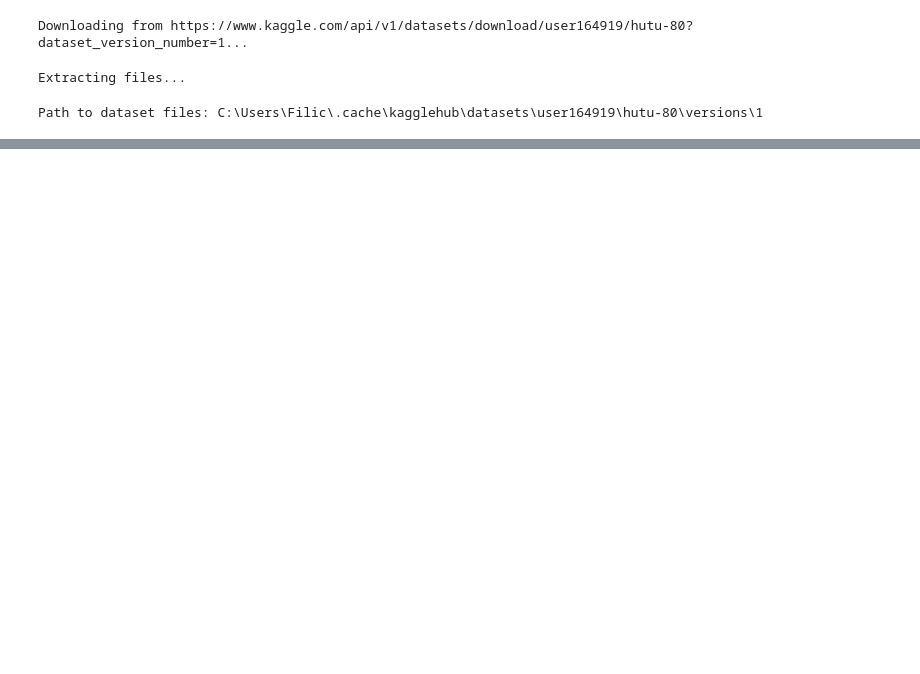
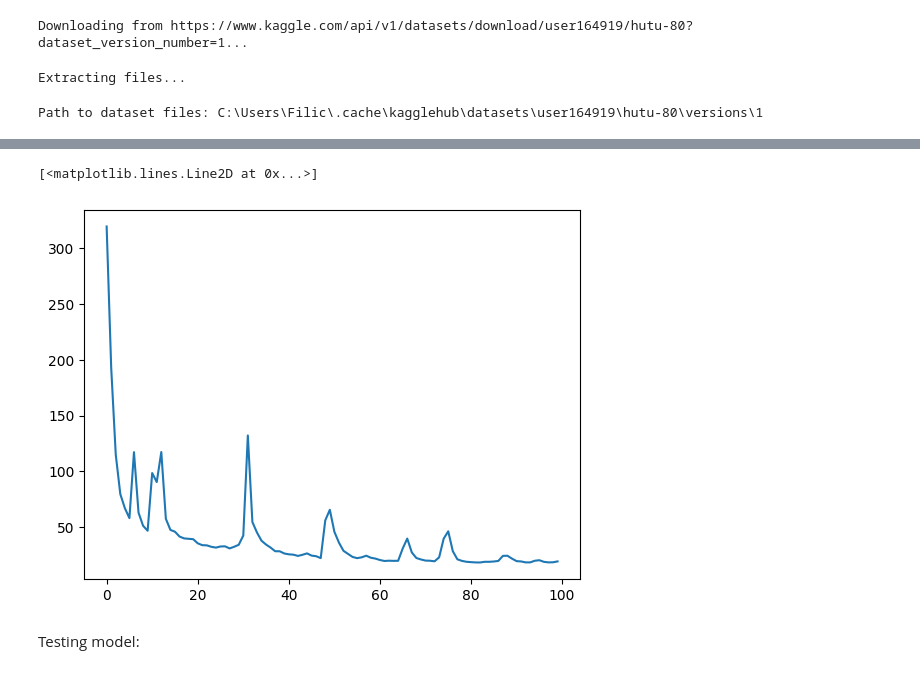
Before and after one commit to Filip-GG/HuTu80, a Jupyter notebook: mian.ipynb, the cells around one changed output, grey strips where cells are left out. Saved outputs shown, nothing was run; the diff lists cells and outputs as text; code cells hidden in the pictures; blank space fills up the shorter version.

```diff
--- a/mian.ipynb
+++ b/mian.ipynb
@@ -56,0 +230,7 @@ class ImgDataset(torch.utils.data.Dataset):
+# %%
+plt.plot(stats['loss_func'])
+# %% [output]
+[<matplotlib.lines.Line2D at 0x...>]
+[figure, added]
+# %% [markdown]
+Testing model:
```
Also changed, not shown: parts of 43 cells of this notebook.
